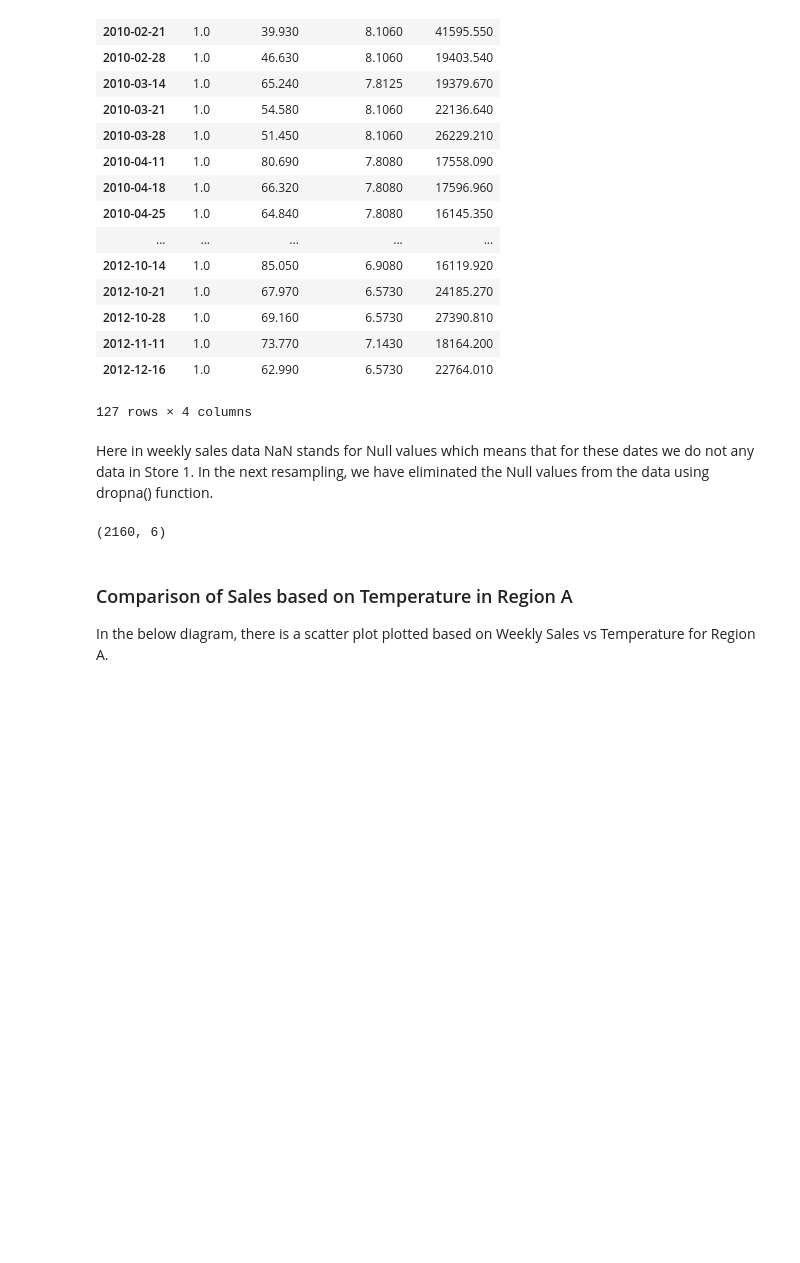
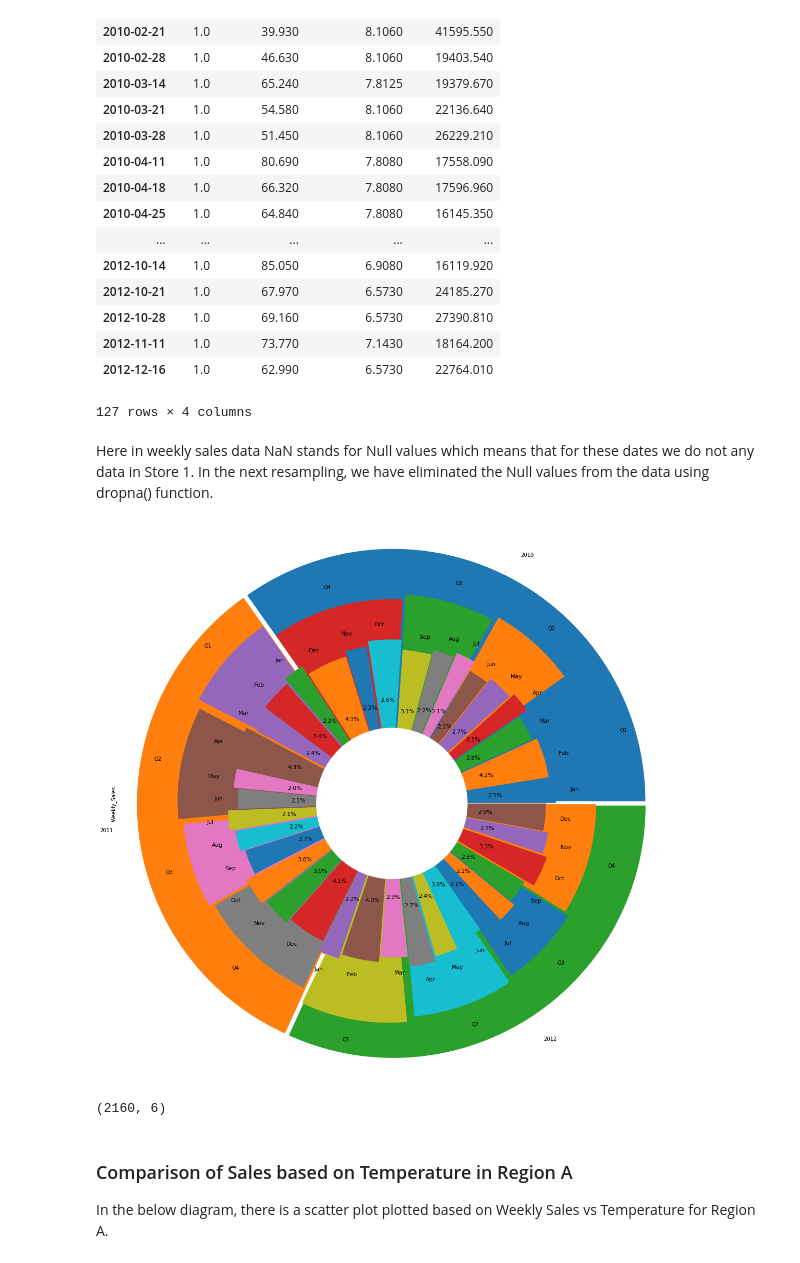
Before and after one commit to Aroraskank/Ice_cream_data_analysis, a Jupyter notebook: Science.ipynb, the cells around one changed output. Saved outputs shown, nothing was run; the diff lists cells and outputs as text; code cells hidden in the pictures; blank space fills up the shorter version.

```diff
--- a/Science.ipynb
+++ b/Science.ipynb
@@ -230,6 +230,23 @@ print(store_1.resample('W').mean())
 127 rows × 4 columns
 # %% [markdown]
 Here in weekly sales data NaN stands for Null values which means that for these dates we do not any data in Store 1. In the next resampling, we have eliminated the Null values from the data using dropna() function.
+# %%
+explode_year=([0.1]*3)
+explode_qtr=([0.7,0.5,0.3,0.1]*3)
+explode_month=([0.5,0.3,0.1]*12)
+M_labels=["Jan","Feb","Mar","Apr","May","Jun","Jul","Aug","Sep","Oct","Nov","Dec"]
+plt.figure(figsize=(15,15))
+(store_1.resample('Y').mean())['Weekly_Sales'].plot.pie(radius=10,explode=explode_year,shadow=False, labels =([2010,2011,2012]))
+(store_1.resample('Q').mean())['Weekly_Sales'].plot.pie(radius=8,explode=explode_qtr,shadow=False, labels =(["Q1","Q2","Q3","Q4"]*3))
+(store_1.resample('M').mean())['Weekly_Sales'].plot.pie(autopct='%1.1f%%', radius=6,explode=explode_month, shadow=True, labels =(M_labels*3), fontsize=11)
+centre_circle = plt.Circle((0,0),3.0,color='black', fc='white',linewidth=0)
+fig = plt.gcf()
+fig.gca().add_artist(centre_circle)
+plt.axis('equal')
+plt.tight_layout()
+plt.show()
+# %% [output]
+[figure, added]
 # %%
 data[data.index.year==2010].shape
 # %% [output]
```
Also changed, not shown: parts of 6 cells of this notebook.
